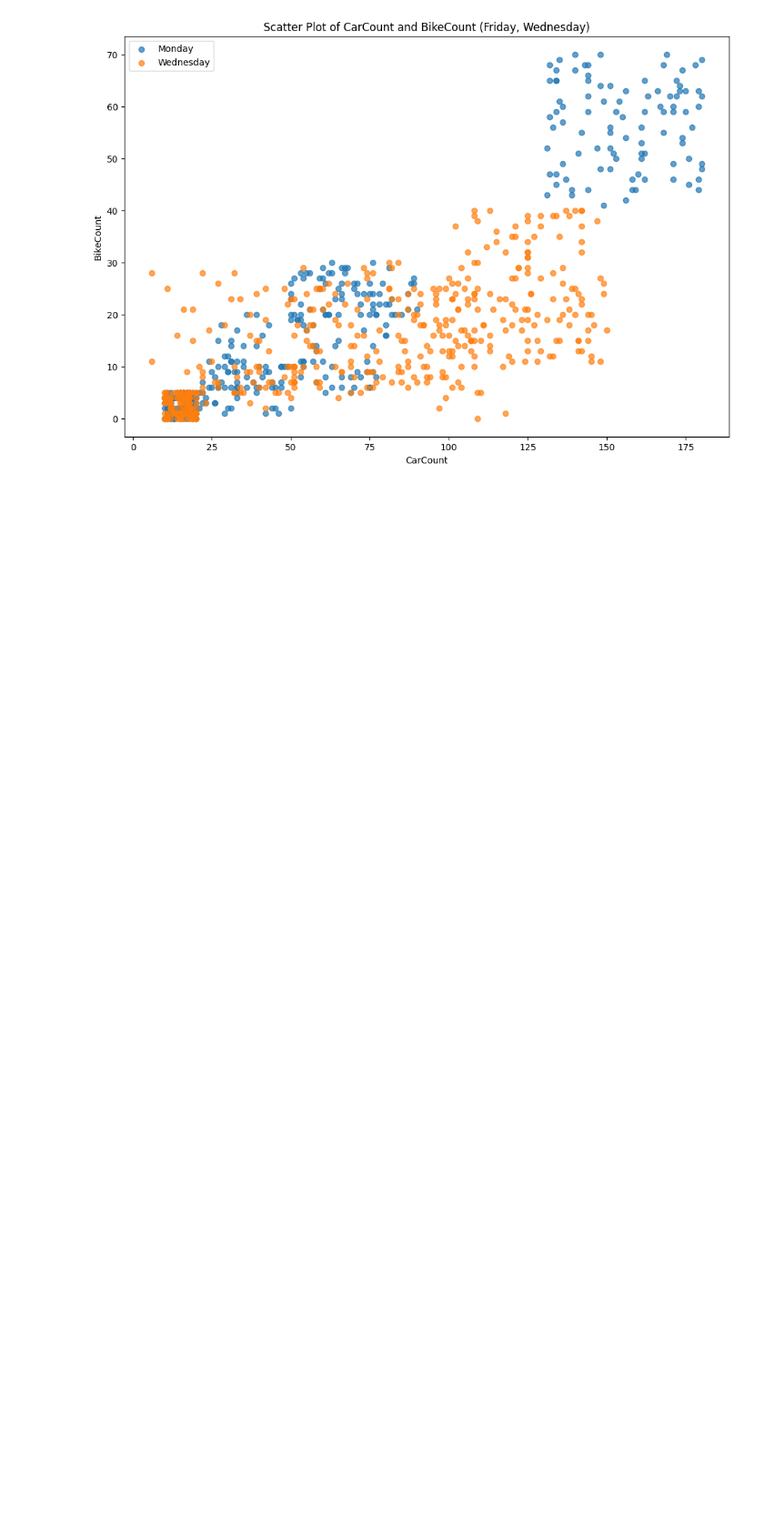
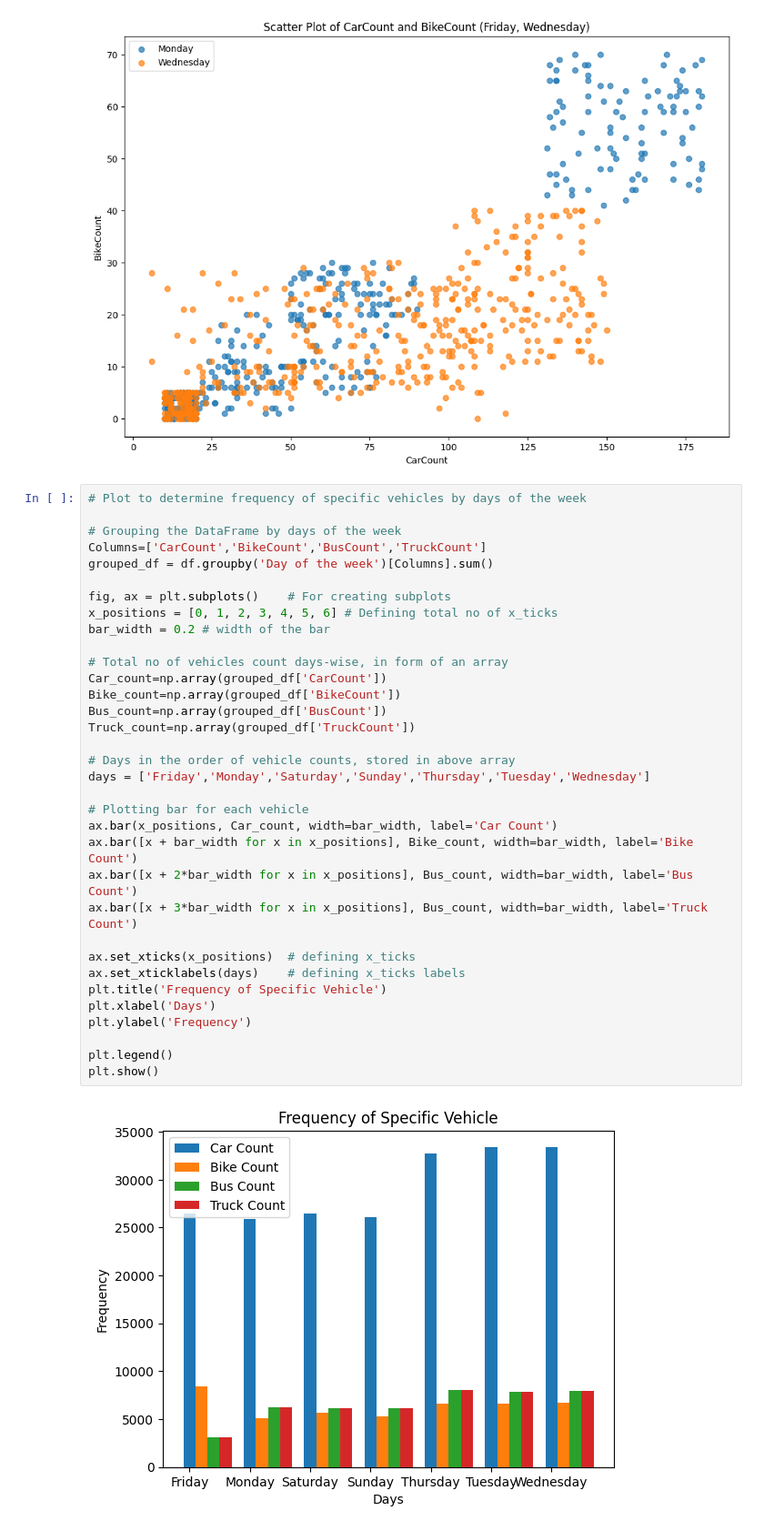
Before and after one commit to Prakash-Kushwaha/DAV-Project, a Jupyter notebook: main.ipynb, the cells around one changed output. Shown at 91% size. Saved outputs shown, nothing was run; the diff lists cells and outputs as text; blank space fills up the shorter version.

Commit message:
added Bar graph for the frequency of vehicles

```diff
--- a/main.ipynb
+++ b/main.ipynb
@@ -235,3 +235,39 @@ plt.legend()
 plt.show()
 # %% [output]
 [figure]
+# %%
+# Plot to determine frequency of specific vehicles by days of the week
+
+# Grouping the DataFrame by days of the week
+Columns=['CarCount','BikeCount','BusCount','TruckCount']
+grouped_df = df.groupby('Day of the week')[Columns].sum()
+
+fig, ax = plt.subplots()    # For creating subplots
+x_positions = [0, 1, 2, 3, 4, 5, 6] # Defining total no of x_ticks
+bar_width = 0.2 # width of the bar
+
+# Total no of vehicles count days-wise, in form of an array
+Car_count=np.array(grouped_df['CarCount'])
+Bike_count=np.array(grouped_df['BikeCount'])
+Bus_count=np.array(grouped_df['BusCount'])
+Truck_count=np.array(grouped_df['TruckCount'])
+
+# Days in the order of vehicle counts, stored in above array
+days = ['Friday','Monday','Saturday','Sunday','Thursday','Tuesday','Wednesday']
+
+# Plotting bar for each vehicle
+ax.bar(x_positions, Car_count, width=bar_width, label='Car Count')
+ax.bar([x + bar_width for x in x_positions], Bike_count, width=bar_width, label='Bike Count')
+ax.bar([x + 2*bar_width for x in x_positions], Bus_count, width=bar_width, label='Bus Count')
+ax.bar([x + 3*bar_width for x in x_positions], Bus_count, width=bar_width, label='Truck Count')
+
+ax.set_xticks(x_positions)  # defining x_ticks
+ax.set_xticklabels(days)    # defining x_ticks labels
+plt.title('Frequency of Specific Vehicle')
+plt.xlabel('Days')
+plt.ylabel('Frequency')
+
+plt.legend()
+plt.show()
+# %% [output]
+[figure, added]
```
